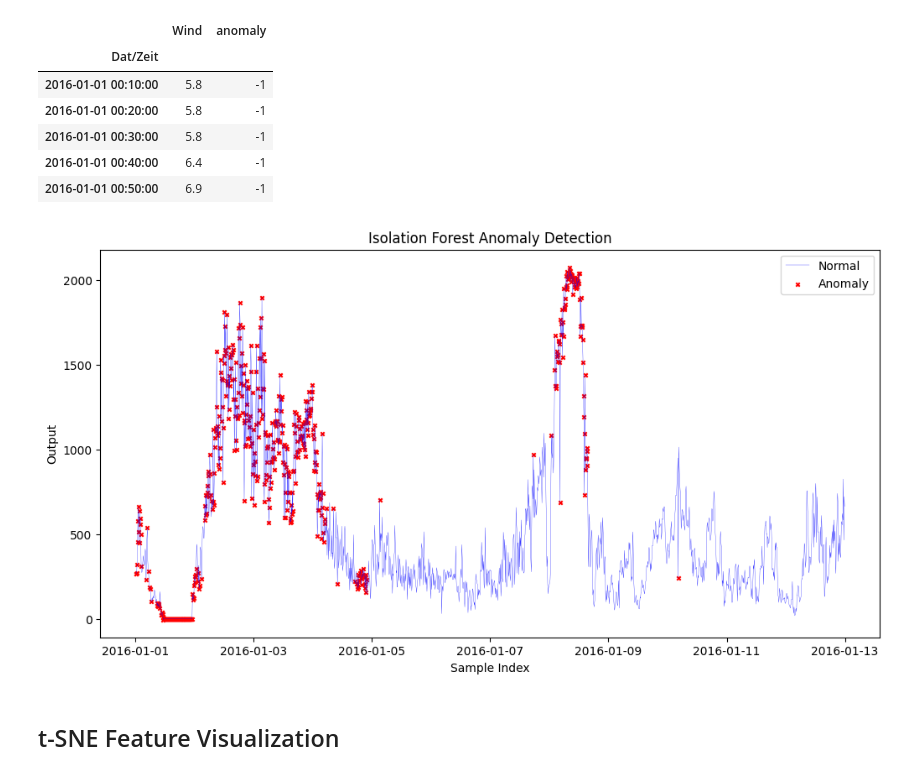
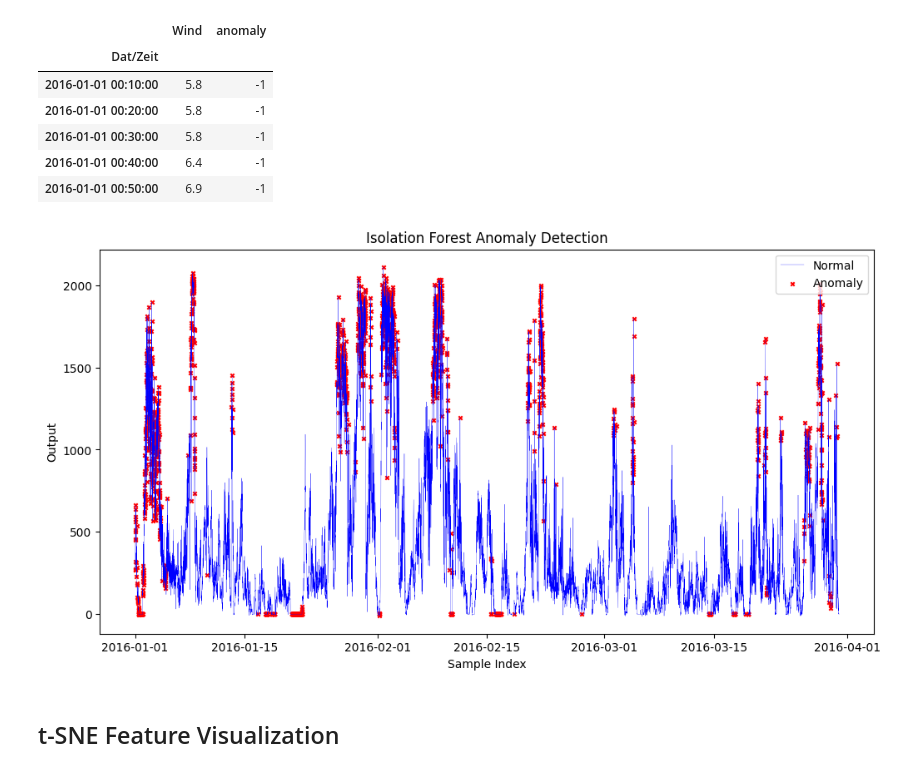
Before and after one commit to ManafMukred/Time_Series_forcasting_and_Anomaly_Detection, a Jupyter notebook: Wind_Turbine_Prediction_and_Anomaly_Detection.ipynb, the cells around one changed output. Cells and saved outputs as stored; diff of their text form; code cells hidden in the pictures.

```diff
--- a/Wind_Turbine_Prediction_and_Anomaly_Detection.ipynb
+++ b/Wind_Turbine_Prediction_and_Anomaly_Detection.ipynb
@@ -130,9 +148,9 @@ anomaly_detector.data[['Wind', 'anomaly']].head()
 | 2016-01-01 00:50:00 | 6.9 | -1 |
 # %%
 # Visualize anomalies
-anomaly_detector.visualize_anomalies(until_date= '2016-1-13')
+anomaly_detector.visualize_anomalies(until_date= '2016-3-31')
 # %% [output]
-[figure, old version]
+[figure, new version]
 # %% [markdown]
 ## t-SNE Feature Visualization
 # %%
```
Also changed, not shown: parts of 7 cells of this notebook, 4 other files.
